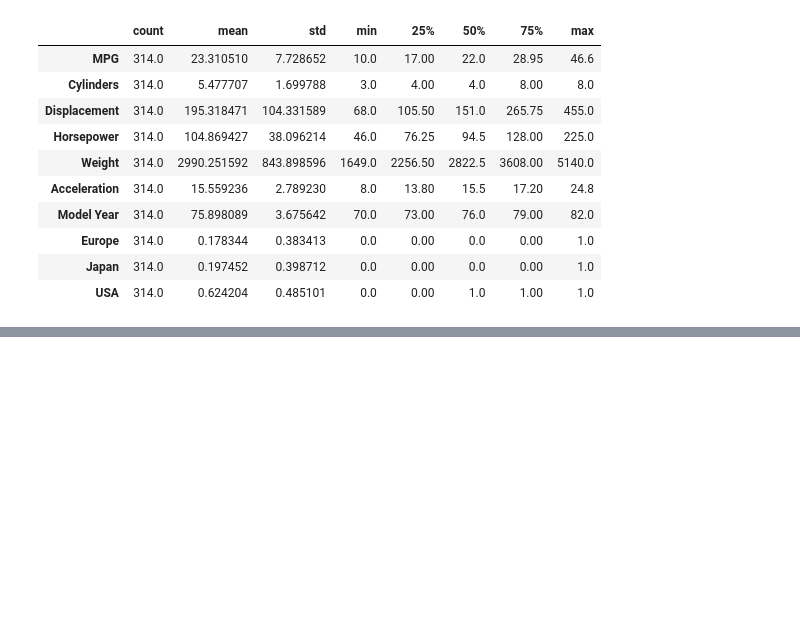
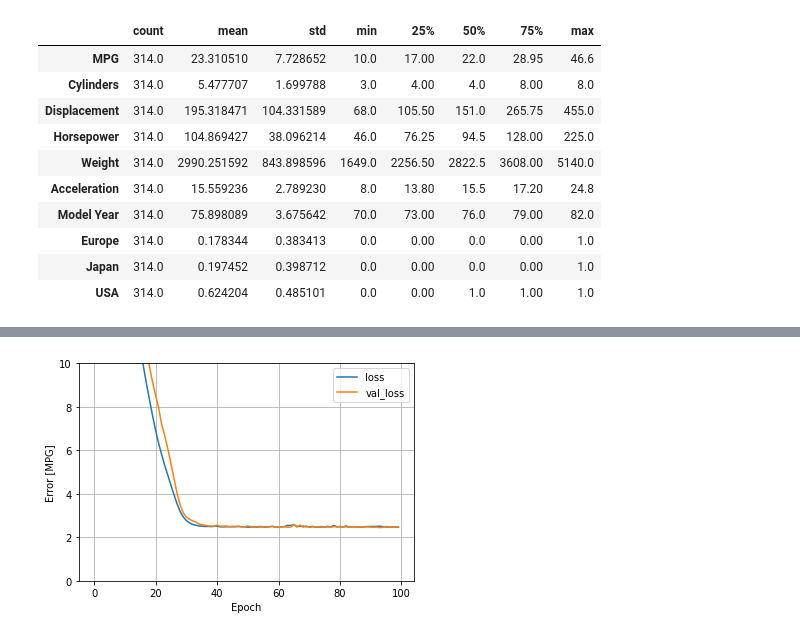
Before and after one commit to Rubenia-Borge/Keras_and_Tensorflow, a Jupyter notebook: KerasAPI_Regression.ipynb, the cells around one changed output, grey strips where cells are left out. Cells and saved outputs as stored; diff of their text form; code cells hidden in the pictures; blank space fills up the shorter version.

```diff
--- a/KerasAPI_Regression.ipynb
+++ b/KerasAPI_Regression.ipynb
@@ -200,0 +482,10 @@ train_dataset.describe().transpose()
+# %%
+# Multiple inputs
+# You can use an almost identical setup to make predictions based on multiple inputs.
+# This model still does the same  y=mx+b  except that  m  is a matrix and  b  is a vector.
+# This time use the Normalization layer that was adapted to the whole dataset.
+
+linear_model = tf.keras.Sequential([
+    normalizer,
+    layers.Dense(units=1)
+])
@@ -200,0 +522,15 @@ train_dataset.describe().transpose()
+# %%
+# Use the same compile and fit calls as for the single input horsepower model:
+
+linear_model.compile(
+    optimizer=tf.optimizers.Adam(learning_rate=0.1),
+    loss='mean_absolute_error')
+# %%
+%%time
+history = linear_model.fit(
+    train_features, train_labels,
+    epochs=100,
+    # suppress logging
+    verbose=0,
+    # Calculate validation results on 20% of the training data
+    validation_split = 0.2)
@@ -200,0 +540,6 @@ train_dataset.describe().transpose()
+# %%
+# Using all the inputs achieves a much lower training and validation error than the horsepower model:
+
+plot_loss(history)
+# %% [output]
+[figure, added]
```
Also changed, not shown: parts of 51 cells of this notebook.
